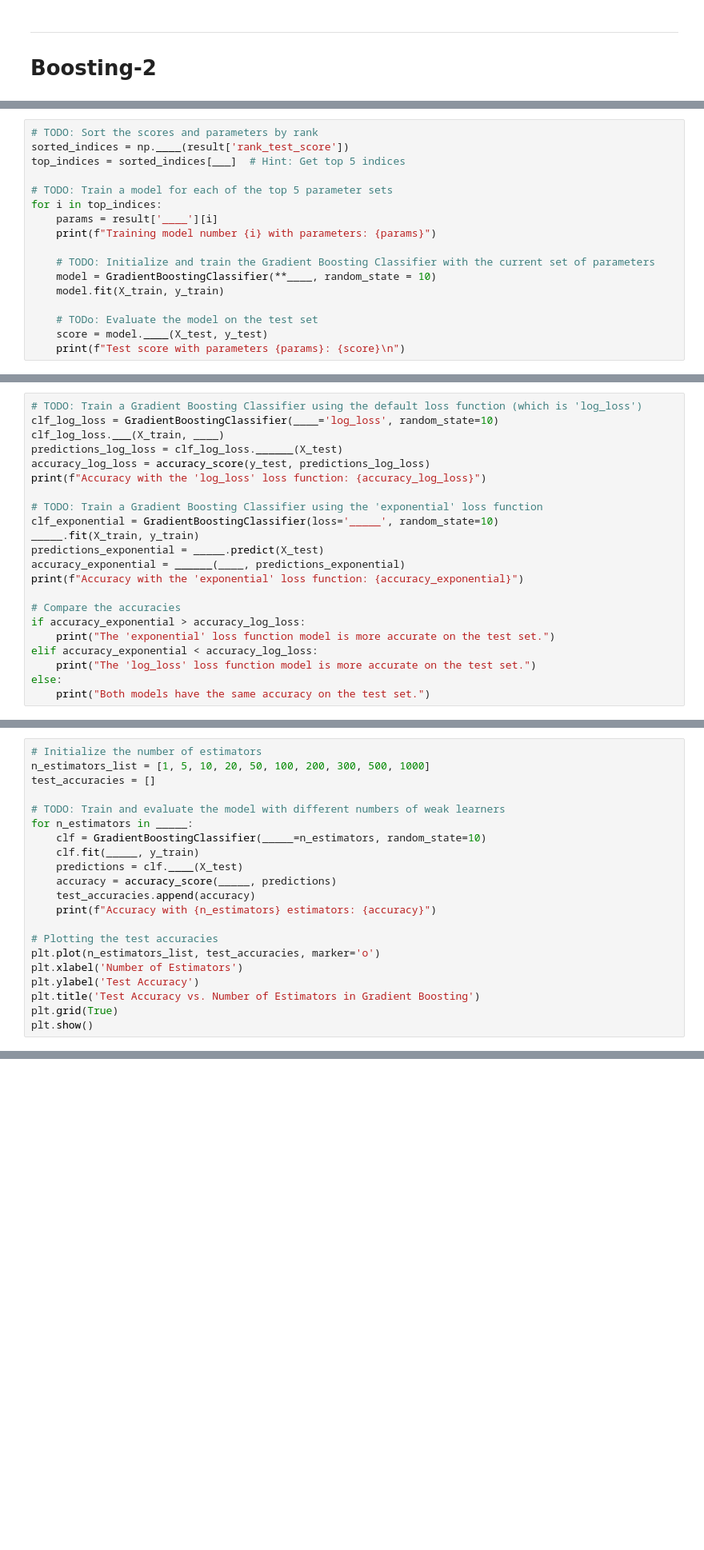
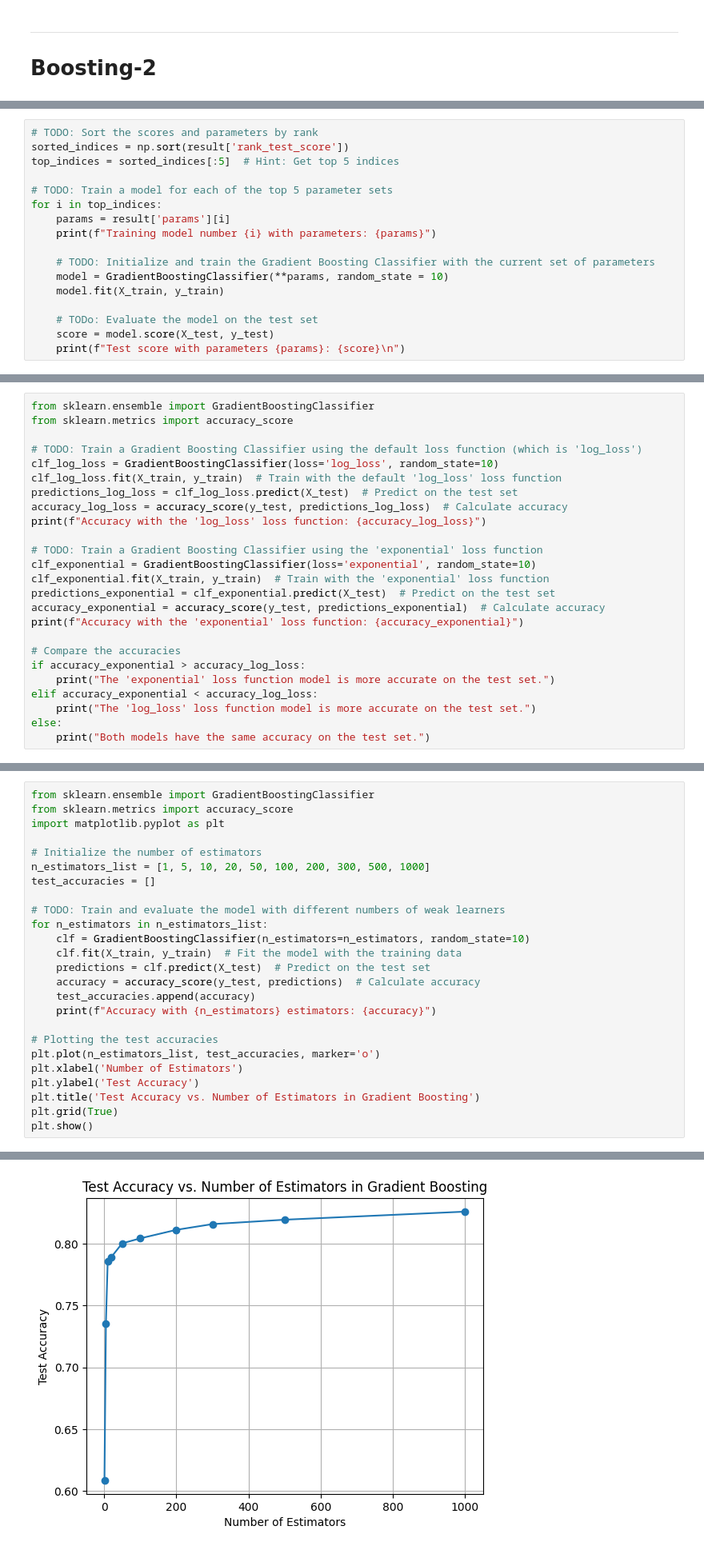
Before and after one commit to IshanSarkar/Topics-Practice, a Jupyter notebook: Case_Study_boosting.ipynb, the cells around one changed output, grey strips where cells are left out. Shown at 80% size. Drawn from its saved outputs; the diff is of its cells as text; blank space fills up the shorter version.

```diff
--- a/Case_Study_boosting.ipynb
+++ b/Case_Study_boosting.ipynb
@@ -942,18 +976,18 @@ C) 3
 D) 5
 # %%
 # TODO: Sort the scores and parameters by rank
-sorted_indices = np.____(result['rank_test_score'])
-top_indices = sorted_indices[___]  # Hint: Get top 5 indices
+sorted_indices = np.sort(result['rank_test_score'])
+top_indices = sorted_indices[:5]  # Hint: Get top 5 indices
 
 # TODO: Train a model for each of the top 5 parameter sets
 for i in top_indices:
-    params = result['____'][i]
+    params = result['params'][i]
     print(f"Training model number {i} with parameters: {params}")
 
     # TODO: Initialize and train the Gradient Boosting Classifier with the current set of parameters
-    model = GradientBoostingClassifier(**____, random_state = 10)
+    model = GradientBoostingClassifier(**params, random_state = 10)
     model.fit(X_train, y_train)
 
     # TODo: Evaluate the model on the test set
-    score = model.____(X_test, y_test)
+    score = model.score(X_test, y_test)
     print(f"Test score with parameters {params}: {score}\n")
@@ -1093,18 +1151,21 @@ C) Both models have the same accuracy.
 
 D) The exponential loss model is more accurate.
 # %%
+from sklearn.ensemble import GradientBoostingClassifier
+from sklearn.metrics import accuracy_score
+
 # TODO: Train a Gradient Boosting Classifier using the default loss function (which is 'log_loss')
-clf_log_loss = GradientBoostingClassifier(____='log_loss', random_state=10)
-clf_log_loss.___(X_train, ____)
-predictions_log_loss = clf_log_loss.______(X_test)
-accuracy_log_loss = accuracy_score(y_test, predictions_log_loss)
+clf_log_loss = GradientBoostingClassifier(loss='log_loss', random_state=10)
+clf_log_loss.fit(X_train, y_train)  # Train with the default 'log_loss' loss function
+predictions_log_loss = clf_log_loss.predict(X_test)  # Predict on the test set
+accuracy_log_loss = accuracy_score(y_test, predictions_log_loss)  # Calculate accuracy
 print(f"Accuracy with the 'log_loss' loss function: {accuracy_log_loss}")
 
 # TODO: Train a Gradient Boosting Classifier using the 'exponential' loss function
-clf_exponential = GradientBoostingClassifier(loss='_____', random_state=10)
-_____.fit(X_train, y_train)
-predictions_exponential = _____.predict(X_test)
-accuracy_exponential = ______(____, predictions_exponential)
+clf_exponential = GradientBoostingClassifier(loss='exponential', random_state=10)
+clf_exponential.fit(X_train, y_train)  # Train with the 'exponential' loss function
+predictions_exponential = clf_exponential.predict(X_test)  # Predict on the test set
+accuracy_exponential = accuracy_score(y_test, predictions_exponential)  # Calculate accuracy
 print(f"Accuracy with the 'exponential' loss function: {accuracy_exponential}")
 
 # Compare the accuracies
@@ -1148,16 +1213,20 @@ C) Test accuracy consistently increases with more weak learners.
 
 D) There is no clear pattern; the test accuracy changes unpredictably.
 # %%
+from sklearn.ensemble import GradientBoostingClassifier
+from sklearn.metrics import accuracy_score
+import matplotlib.pyplot as plt
+
 # Initialize the number of estimators
 n_estimators_list = [1, 5, 10, 20, 50, 100, 200, 300, 500, 1000]
 test_accuracies = []
 
 # TODO: Train and evaluate the model with different numbers of weak learners
-for n_estimators in _____:
-    clf = GradientBoostingClassifier(_____=n_estimators, random_state=10)
-    clf.fit(_____, y_train)
-    predictions = clf.____(X_test)
-    accuracy = accuracy_score(_____, predictions)
+for n_estimators in n_estimators_list:
+    clf = GradientBoostingClassifier(n_estimators=n_estimators, random_state=10)
+    clf.fit(X_train, y_train)  # Fit the model with the training data
+    predictions = clf.predict(X_test)  # Predict on the test set
+    accuracy = accuracy_score(y_test, predictions)  # Calculate accuracy
     test_accuracies.append(accuracy)
     print(f"Accuracy with {n_estimators} estimators: {accuracy}")
 
@@ -1168,3 +1237,4 @@ plt.ylabel('Test Accuracy')
 plt.title('Test Accuracy vs. Number of Estimators in Gradient Boosting')
 plt.grid(True)
 plt.show()
+# %% [output]
@@ -1171,3 +1251,4 @@ plt.show()
+[figure, added]
 # %% [markdown]
 
 
```
Also changed, not shown: parts of 11 cells of this notebook.
